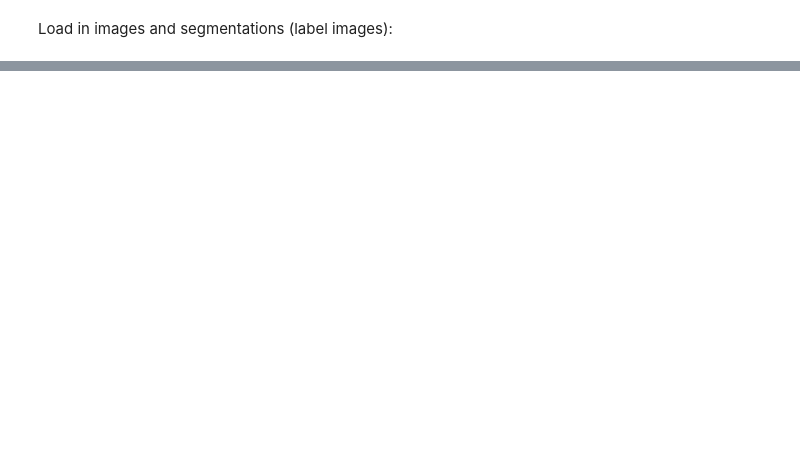
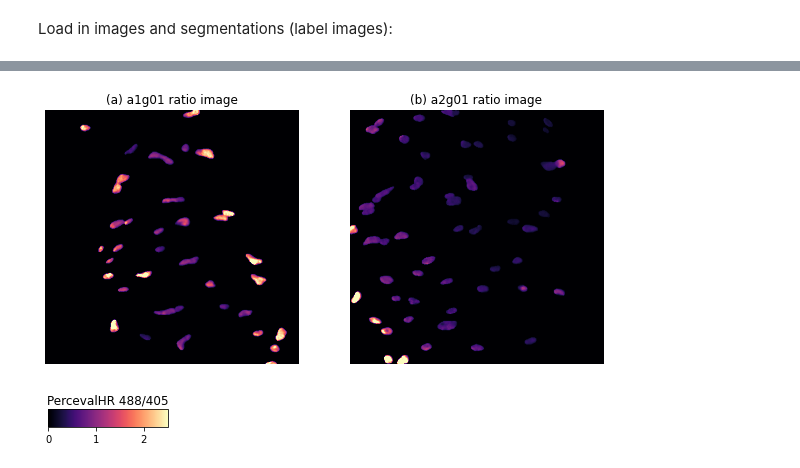
Before and after one commit to morriso1/ratioimage, a Jupyter notebook: 02_Tutorial.ipynb, the cells around one changed output, grey strips where cells are left out. Cells and saved outputs as stored; diff of their text form; code cells hidden in the pictures; blank space fills up the shorter version.

```diff
--- a/02_Tutorial.ipynb
+++ b/02_Tutorial.ipynb
@@ -36,0 +98,2 @@ ModuleNotFoundError: No module named 'py_clone_detective'
+# %%
+ratio_imgs = ri.create_dict_of_ratio_images(C1_imgs, C0_imgs, lab_imgs)
@@ -36,0 +104,14 @@ ModuleNotFoundError: No module named 'py_clone_detective'
+# %%
+plot_new_images(
+    [ratio_imgs['a1g01'], ratio_imgs['a2g01']],
+    ["a1g01 ratio image", "a2g01 ratio image"],
+    img_cmap="magma",
+    vmax=2.5,
+    figure_shape=(1, 2),
+    figure_size=(10, 5),
+    colorbar=True,
+    colorbar_title="PercevalHR 488/405"
+)
+# %% [output]
+[figure, added]
+[figure, added]
```
Also changed, not shown: parts of 15 cells of this notebook, 5 other files.
